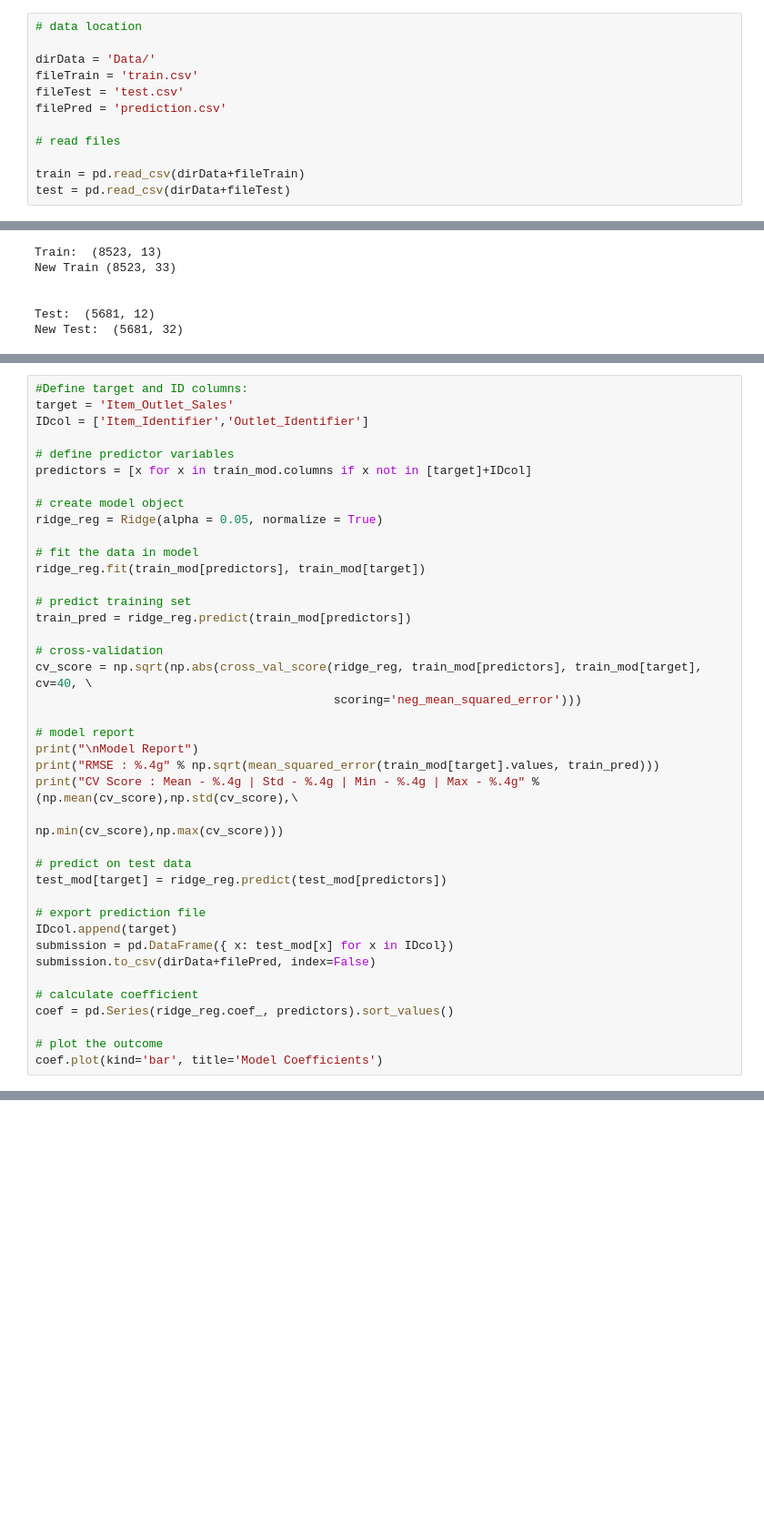
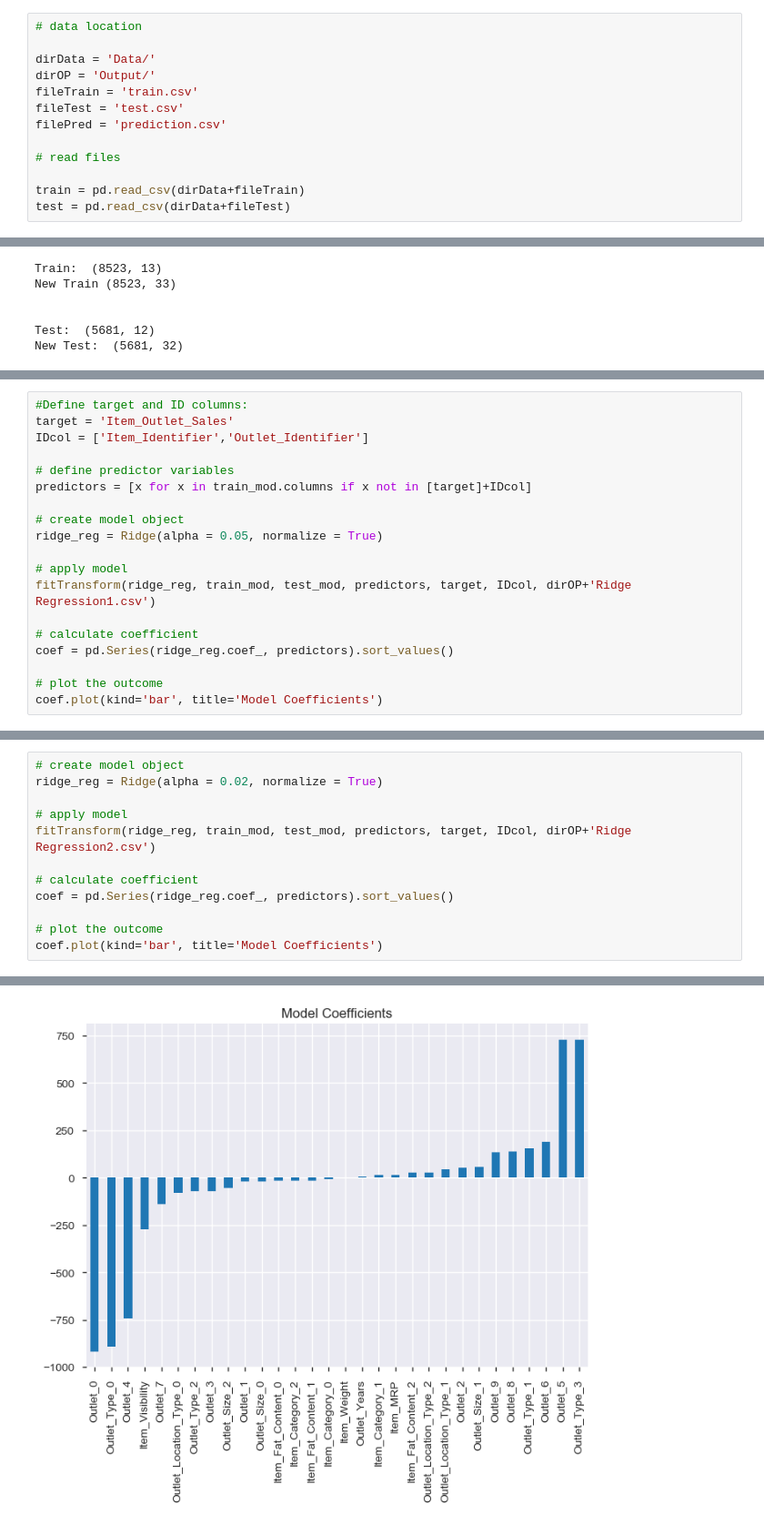
Before and after one commit to anirbanpalDSC/Bigmart-Product-Sales-Prediction, a Jupyter notebook: Big Mart Sales Prediction.ipynb, the cells around one changed output, grey strips where cells are left out. Shown: that part at 91% size. Drawn from its saved outputs; the diff is of its cells as text; blank space fills up the shorter version.

```diff
--- a/Big Mart Sales Prediction.ipynb
+++ b/Big Mart Sales Prediction.ipynb
@@ -35,6 +36,7 @@ with warnings.catch_warnings():
 # data location
 
 dirData = 'Data/'
+dirOP = 'Output/'
 fileTrain = 'train.csv'
 fileTest = 'test.csv'
 filePred = 'prediction.csv'
@@ -380,29 +411,8 @@ predictors = [x for x in train_mod.columns if x not in [target]+IDcol]
 # create model object
 ridge_reg = Ridge(alpha = 0.05, normalize = True)
 
-# fit the data in model
-ridge_reg.fit(train_mod[predictors], train_mod[target])
-
-# predict training set
-train_pred = ridge_reg.predict(train_mod[predictors])
-
-# cross-validation
-cv_score = np.sqrt(np.abs(cross_val_score(ridge_reg, train_mod[predictors], train_mod[target], cv=40, \
-                                          scoring='neg_mean_squared_error')))
-
-# model report
-print("\nModel Report")
-print("RMSE : %.4g" % np.sqrt(mean_squared_error(train_mod[target].values, train_pred)))
-print("CV Score : Mean - %.4g | Std - %.4g | Min - %.4g | Max - %.4g" % (np.mean(cv_score),np.std(cv_score),\
-                                                                         np.min(cv_score),np.max(cv_score)))
-
-# predict on test data
-test_mod[target] = ridge_reg.predict(test_mod[predictors])
-
-# export prediction file
-IDcol.append(target)
-submission = pd.DataFrame({ x: test_mod[x] for x in IDcol})
-submission.to_csv(dirData+filePred, index=False)
+# apply model
+fitTransform(ridge_reg, train_mod, test_mod, predictors, target, IDcol, dirOP+'Ridge Regression1.csv')
 
 # calculate coefficient
 coef = pd.Series(ridge_reg.coef_, predictors).sort_values()
@@ -447,0 +431,13 @@ dict_keys(['explained_variance', 'r2', 'neg_median_absolute_error', 'neg_mean_ab
+# %%
+# create model object
+ridge_reg = Ridge(alpha = 0.02, normalize = True)
+
+# apply model
+fitTransform(ridge_reg, train_mod, test_mod, predictors, target, IDcol, dirOP+'Ridge Regression2.csv')
+
+# calculate coefficient
+coef = pd.Series(ridge_reg.coef_, predictors).sort_values()
+
+# plot the outcome
+coef.plot(kind='bar', title='Model Coefficients')
+# %% [output]
@@ -447,0 +451 @@ dict_keys(['explained_variance', 'r2', 'neg_median_absolute_error', 'neg_mean_ab
+[figure, added]
```
Also changed, not shown: parts of 10 cells of this notebook.
